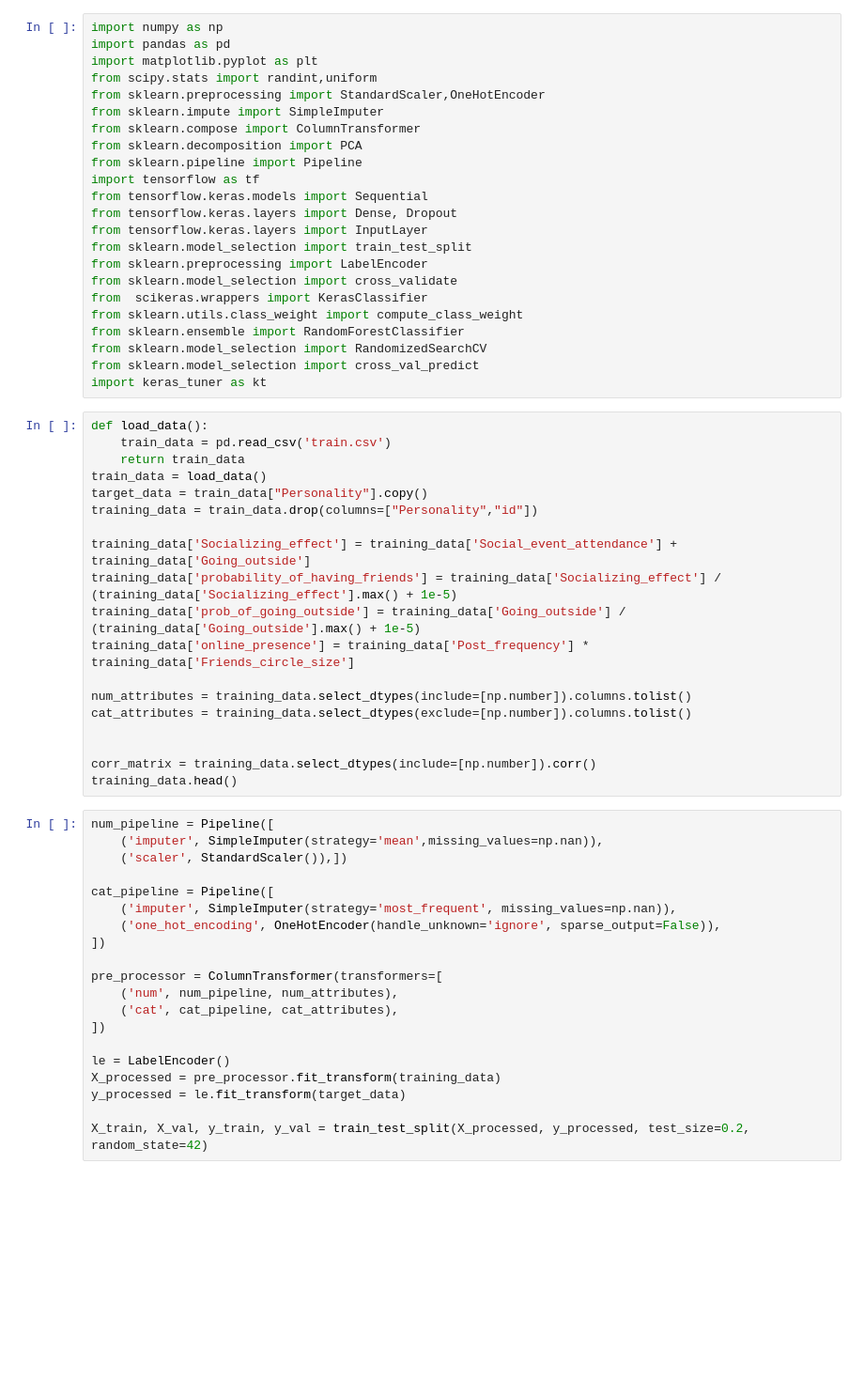
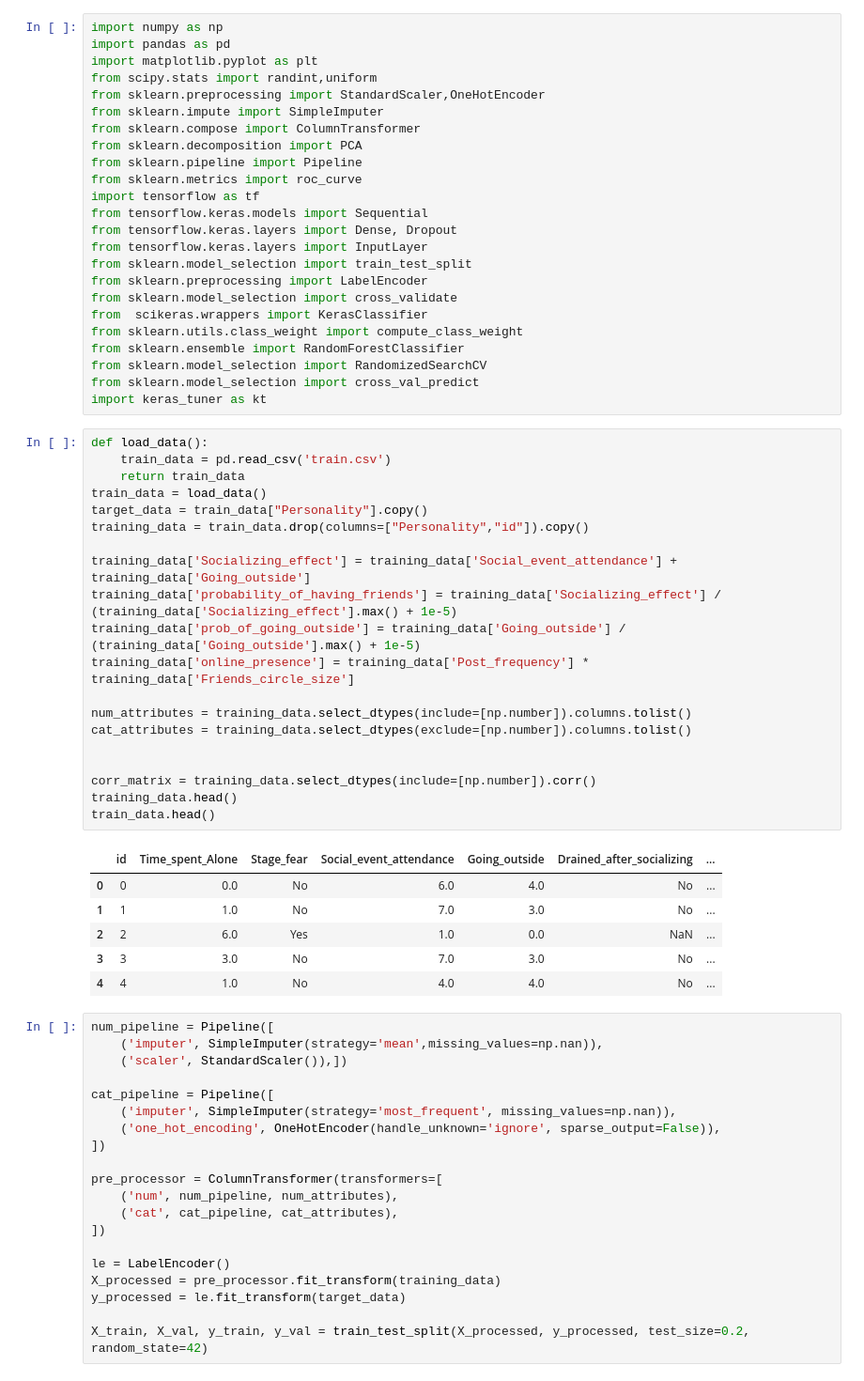
Before and after one commit to SiL3nTL00p/kaggle_models, a Jupyter notebook: playground-series-s5e7/playground_ep7.ipynb, the cells around one changed output. Shown at 94% size. Saved outputs shown, nothing was run; the diff lists cells and outputs as text; blank space fills up the shorter version.

```diff
--- a/playground-series-s5e7/playground_ep7.ipynb
+++ b/playground-series-s5e7/playground_ep7.ipynb
@@ -8,6 +8,7 @@ from sklearn.impute import SimpleImputer
 from sklearn.compose import ColumnTransformer
 from sklearn.decomposition import PCA
 from sklearn.pipeline import Pipeline
+from sklearn.metrics import roc_curve
 import tensorflow as tf
 from tensorflow.keras.models import Sequential
 from tensorflow.keras.layers import Dense, Dropout
@@ -24,22 +25,30 @@ import keras_tuner as kt
 # %%
 def load_data():
     train_data = pd.read_csv('train.csv')
     return train_data
 train_data = load_data()
 target_data = train_data["Personality"].copy()
-training_data = train_data.drop(columns=["Personality","id"])
+training_data = train_data.drop(columns=["Personality","id"]).copy()
 
 training_data['Socializing_effect'] = training_data['Social_event_attendance'] + training_data['Going_outside']
 training_data['probability_of_having_friends'] = training_data['Socializing_effect'] / (training_data['Socializing_effect'].max() + 1e-5)
 training_data['prob_of_going_outside'] = training_data['Going_outside'] / (training_data['Going_outside'].max() + 1e-5)
 training_data['online_presence'] = training_data['Post_frequency'] * training_data['Friends_circle_size']
 
 num_attributes = training_data.select_dtypes(include=[np.number]).columns.tolist()
 cat_attributes = training_data.select_dtypes(exclude=[np.number]).columns.tolist()
 
 
 corr_matrix = training_data.select_dtypes(include=[np.number]).corr()
 training_data.head()
+train_data.head()
+# %% [output]
+|  | id | Time_spent_Alone | Stage_fear | Social_event_attendance | Going_outside | Drained_after_socializing | ... |
+| 0 | 0 | 0.0 | No | 6.0 | 4.0 | No | ... |
+| 1 | 1 | 1.0 | No | 7.0 | 3.0 | No | ... |
+| 2 | 2 | 6.0 | Yes | 1.0 | 0.0 | NaN | ... |
+| 3 | 3 | 3.0 | No | 7.0 | 3.0 | No | ... |
+| 4 | 4 | 1.0 | No | 4.0 | 4.0 | No | ... |
 # %%
 num_pipeline = Pipeline([
     ('imputer', SimpleImputer(strategy='mean',missing_values=np.nan)),
```
Also changed, not shown: parts of 6 cells of this notebook, 16 other files.
